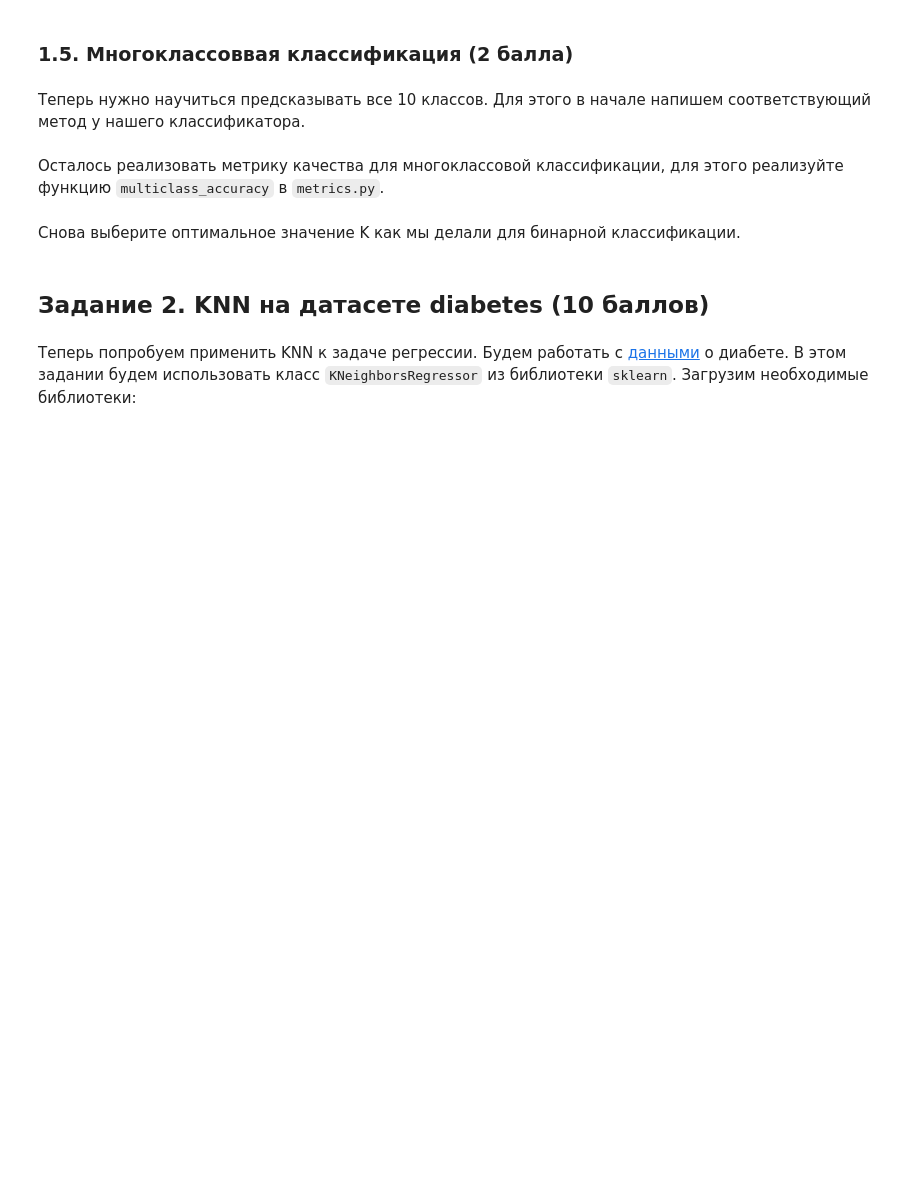
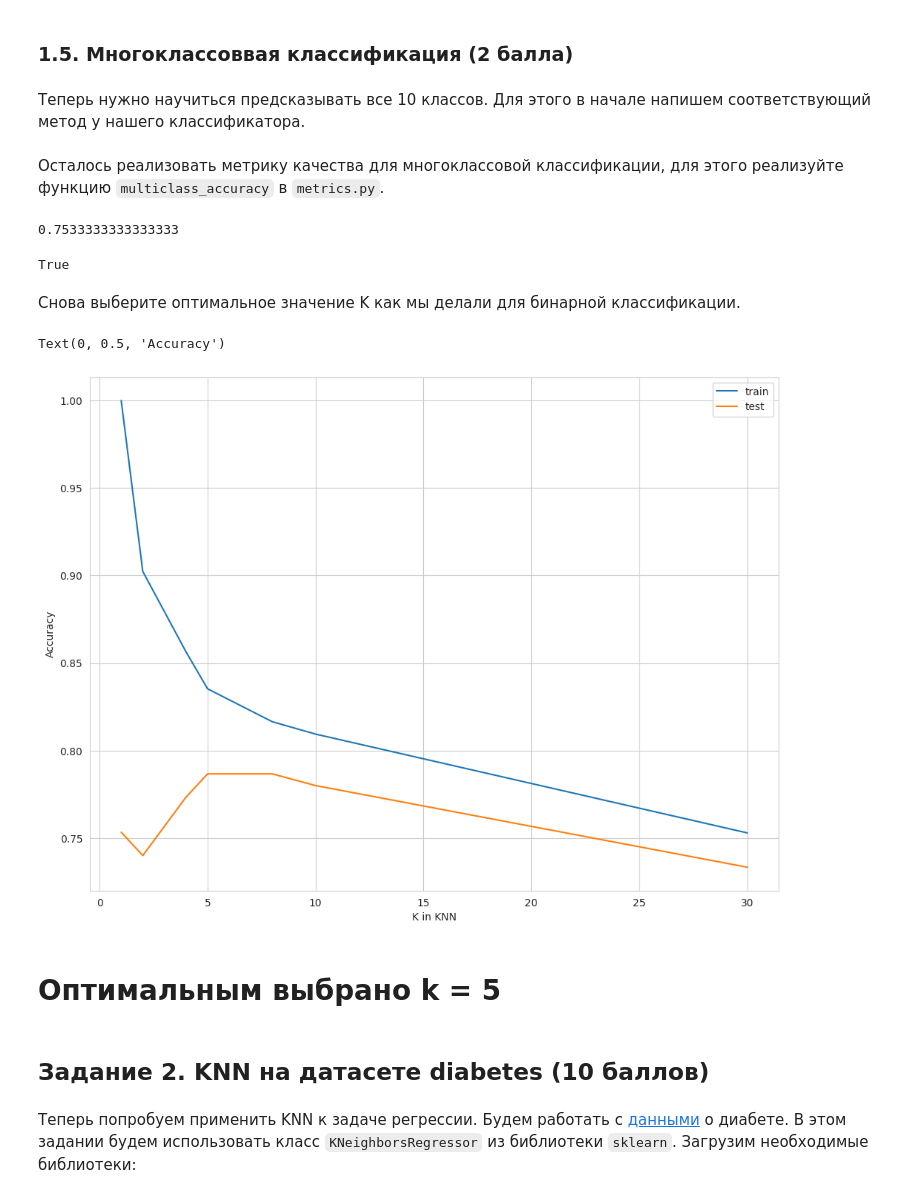
Before and after one commit to VovaGrig/BI-ml-2024, a Jupyter notebook: lecture_1_intro_knn/homework/KNN.ipynb, the cells around one changed output. Drawn from its saved outputs; the diff is of its cells as text; code cells hidden in the pictures; blank space fills up the shorter version.

```diff
--- a/lecture_1_intro_knn/homework/KNN.ipynb
+++ b/lecture_1_intro_knn/homework/KNN.ipynb
@@ -249,18 +247,42 @@ np.sum(a == b)
 ### 1.5. Многоклассоввая классификация (2 балла)
 # %% [markdown]
 Теперь нужно научиться предсказывать все 10 классов. Для этого в начале напишем соответствующий метод у нашего классификатора.
+# %%
+multiclass_train_X, multiclass_test_X, multiclass_train_y, multiclass_test_y = train_test_split(
+    X, y, test_size=0.15, random_state=SEED
+)
 # %%
 # TODO: predict_labels_multiclass in knn.py
 knn_classifier = KNNClassifier(k=1)
-knn_classifier.fit(X_train, y_train)
-predictions = knn_classifier.predict(X_test)
+knn_classifier.fit(multiclass_train_X, multiclass_train_y)
+predictions = knn_classifier.predict(multiclass_test_X)
 # %% [markdown]
 Осталось реализовать метрику качества для многоклассовой классификации, для этого реализуйте функцию `multiclass_accuracy` в `metrics.py`.
 # %%
 # TODO: multiclass_accuracy in metrics.py
-multiclass_accuracy(predictions, y_test)
+multiclass_accuracy(predictions, multiclass_test_y)
+# %% [output]
+0.7533333333333333
+# %%
+np.allclose(accuracy_score(predictions, multiclass_test_y), multiclass_accuracy(predictions, multiclass_test_y))
+# %% [output]
+True
 # %% [markdown]
 Снова выберите оптимальное значение K как мы делали для бинарной классификации.
+# %%
+params = [1, 2, 4, 5, 8, 10, 30]
+train_metrics, test_metrics = find_best_k(multiclass_train_X, multiclass_train_y, multiclass_test_X, multiclass_test_y, params, multiclass_accuracy)
+# %%
+plt.plot(params, train_metrics, label="train")
+plt.plot(params, test_metrics, label="test")
+plt.legend()
+plt.xlabel("K in KNN")
+plt.ylabel("Accuracy")
+# %% [output]
+Text(0, 0.5, 'Accuracy')
+[figure, added]
+# %% [markdown]
+# Оптимальным выбрано k = 5
 # %% [markdown]
 ## Задание 2. KNN на датасете diabetes (10 баллов)
 # %% [markdown]
```
Also changed, not shown: parts of 32 cells of this notebook, 3 other files.
